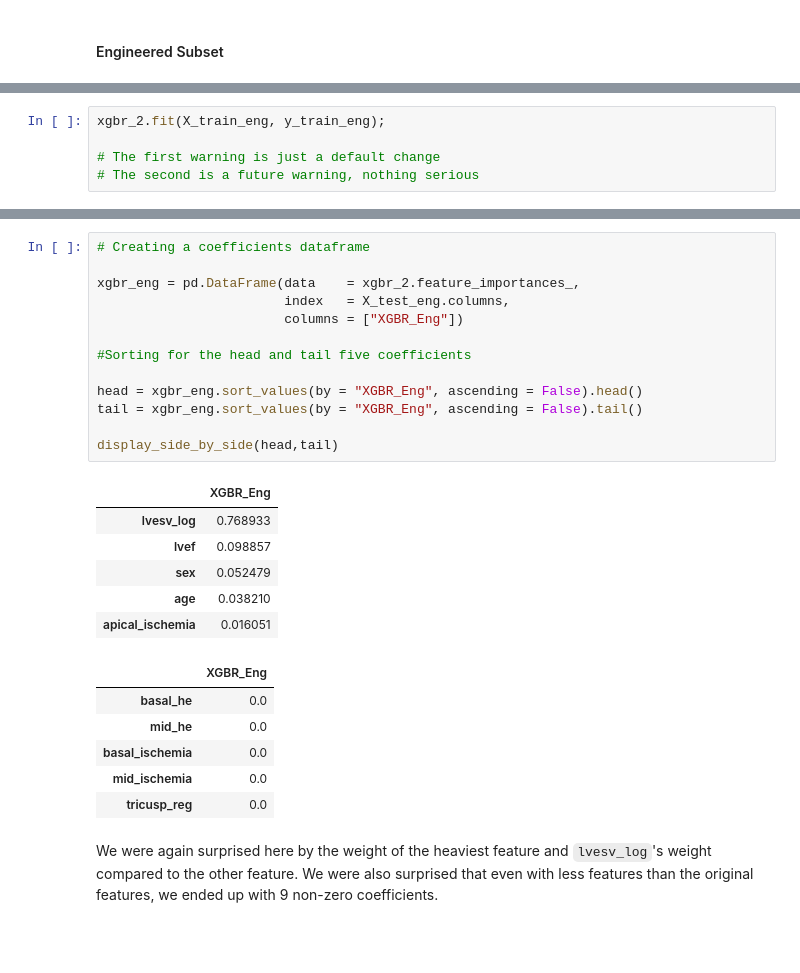
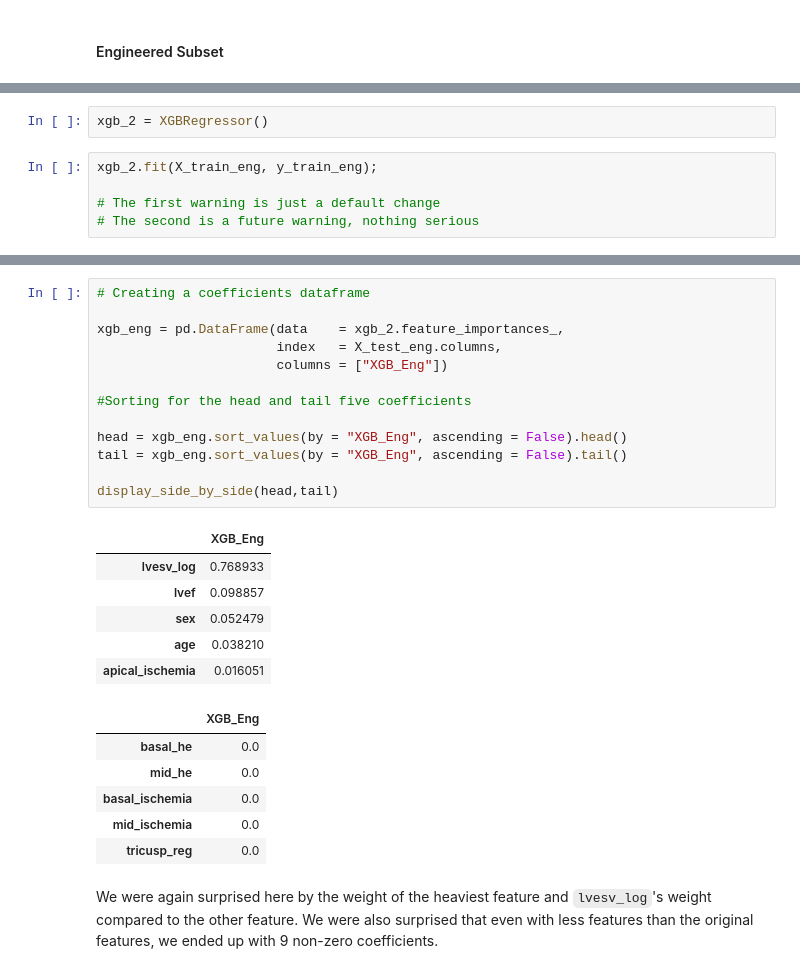
Before and after one commit to a-bergman/DSI-Capstone, a Jupyter notebook: Code/Modeling And Evaluation.ipynb, the cells around one changed output, grey strips where cells are left out. Saved outputs shown, nothing was run; the diff lists cells and outputs as text; blank space fills up the shorter version.

```diff
--- a/Code/Modeling And Evaluation.ipynb
+++ b/Code/Modeling And Evaluation.ipynb
@@ -874,5 +857,7 @@ xgbr_2 = xgb.XGBRegressor()
+# %%
+xgb_2 = XGBRegressor()
 # %%
-xgbr_2.fit(X_train_eng, y_train_eng);
+xgb_2.fit(X_train_eng, y_train_eng);
 
 # The first warning is just a default change
 # The second is a future warning, nothing serious
@@ -903,24 +890,24 @@ The adjusted R^2 score is : 0.9884613680334148
 # %%
 # Creating a coefficients dataframe
 
-xgbr_eng = pd.DataFrame(data    = xgbr_2.feature_importances_,
-                        index   = X_test_eng.columns,
-                        columns = ["XGBR_Eng"])
+xgb_eng = pd.DataFrame(data    = xgb_2.feature_importances_,
+                       index   = X_test_eng.columns,
+                       columns = ["XGB_Eng"])
 
 #Sorting for the head and tail five coefficients
 
-head = xgbr_eng.sort_values(by = "XGBR_Eng", ascending = False).head()
-tail = xgbr_eng.sort_values(by = "XGBR_Eng", ascending = False).tail()
+head = xgb_eng.sort_values(by = "XGB_Eng", ascending = False).head()
+tail = xgb_eng.sort_values(by = "XGB_Eng", ascending = False).tail()
 
 display_side_by_side(head,tail)
 # %% [output]
-|  | XGBR_Eng |
+|  | XGB_Eng |
 | lvesv_log | 0.768933 |
 | lvef | 0.098857 |
 | sex | 0.052479 |
 | age | 0.038210 |
 | apical_ischemia | 0.016051 |
-|  | XGBR_Eng |
+|  | XGB_Eng |
 | basal_he | 0.0 |
 | mid_he | 0.0 |
 | basal_ischemia | 0.0 |
```
Also changed, not shown: parts of 50 cells of this notebook, 2 other files.
